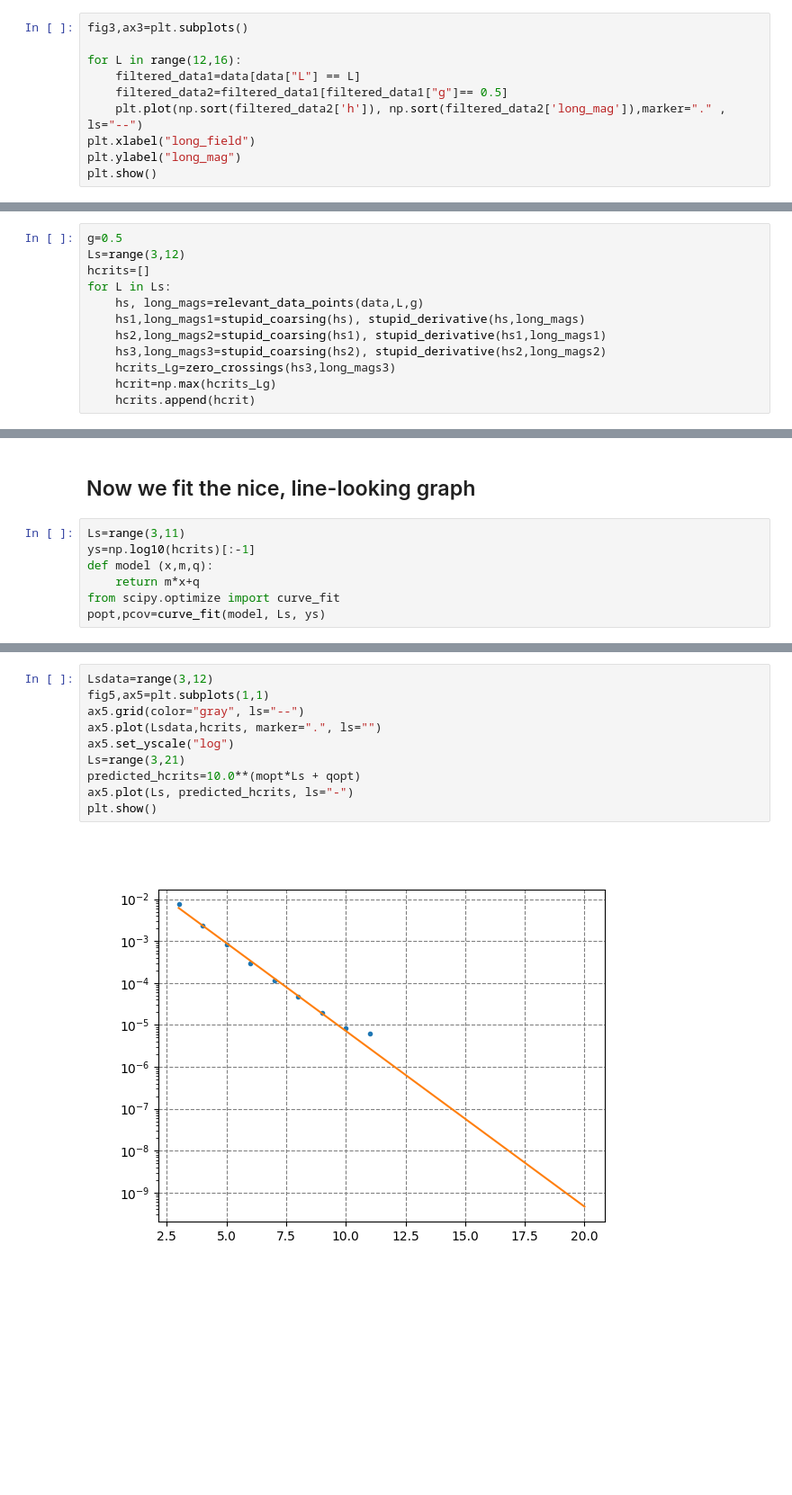
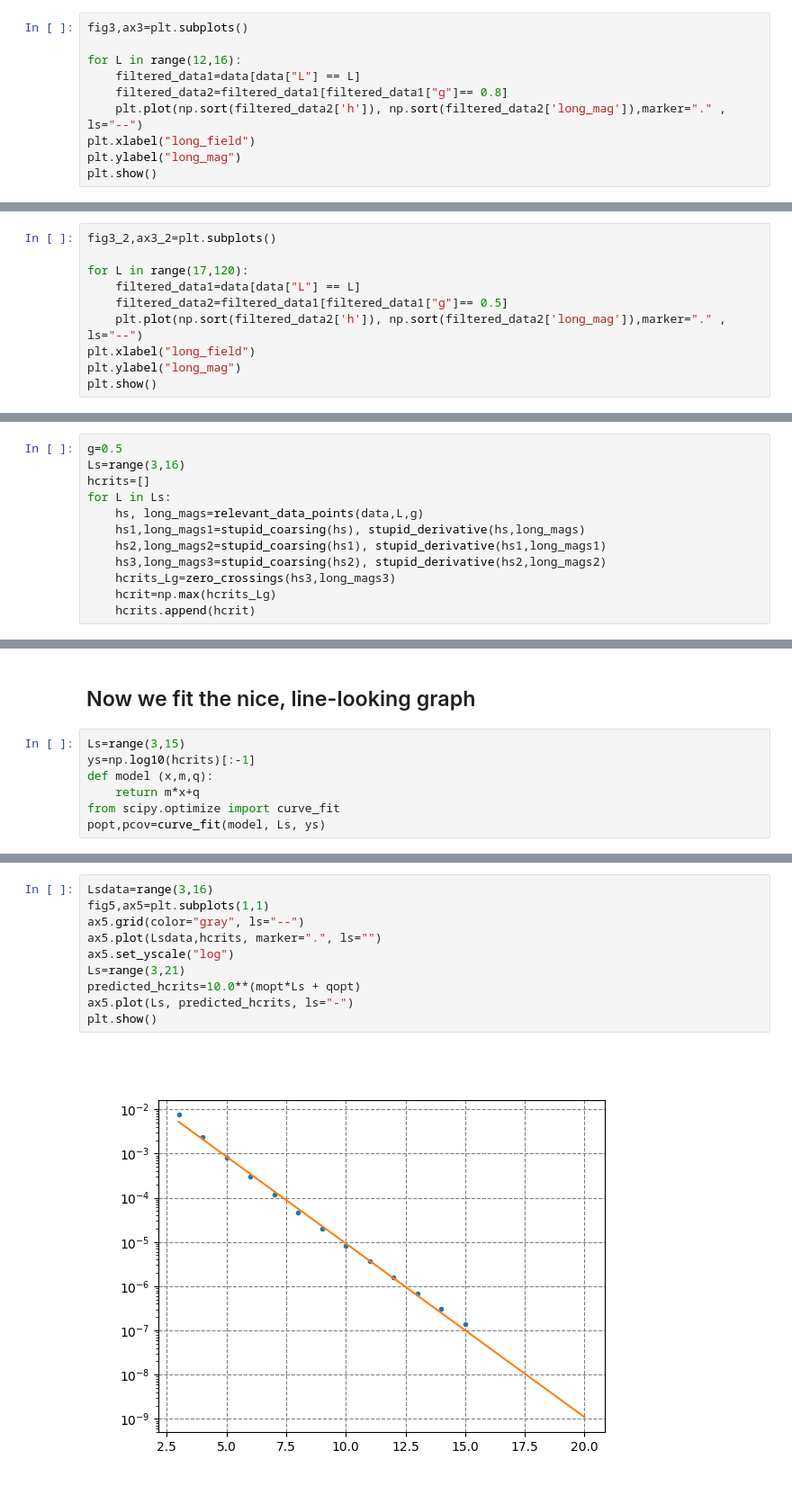
Before and after one commit to VinceNeede/Ising-Diag, a Jupyter notebook: First_Order_Transition/extrapolation.ipynb, the cells around one changed output, grey strips where cells are left out. Shown: that part at 90% size. Cells and saved outputs as stored; diff of their text form; blank space fills up the shorter version.

```diff
--- a/First_Order_Transition/extrapolation.ipynb
+++ b/First_Order_Transition/extrapolation.ipynb
@@ -44,7 +52,7 @@ fig3,ax3=plt.subplots()
 
 for L in range(12,16):
     filtered_data1=data[data["L"] == L]
-    filtered_data2=filtered_data1[filtered_data1["g"]== 0.5]
+    filtered_data2=filtered_data1[filtered_data1["g"]== 0.8]
     plt.plot(np.sort(filtered_data2['h']), np.sort(filtered_data2['long_mag']),marker="." , ls="--")
 plt.xlabel("long_field")
 plt.ylabel("long_mag")
@@ -54,2 +62,12 @@ plt.show()
 # %% [markdown]
 from $12$ onward, the data are unusable
+# %%
+fig3_2,ax3_2=plt.subplots()
+
+for L in range(17,120):
+    filtered_data1=data[data["L"] == L]
+    filtered_data2=filtered_data1[filtered_data1["g"]== 0.5]
+    plt.plot(np.sort(filtered_data2['h']), np.sort(filtered_data2['long_mag']),marker="." , ls="--")
+plt.xlabel("long_field")
+plt.ylabel("long_mag")
+plt.show()
@@ -119,7 +139,7 @@ plt.show()
 [figure]
 # %%
 g=0.5
-Ls=range(3,12)
+Ls=range(3,16)
 hcrits=[]
 for L in Ls:
     hs, long_mags=relevant_data_points(data,L,g)
@@ -158,7 +182,7 @@ plt.show()
 # %% [markdown]
 ## Now we fit the nice, line-looking graph
 # %%
-Ls=range(3,11)
+Ls=range(3,15)
 ys=np.log10(hcrits)[:-1]
 def model (x,m,q):
     return m*x+q
@@ -172,12 +196,12 @@ mopt
 # %%
-Lsdata=range(3,12)
+Lsdata=range(3,16)
 fig5,ax5=plt.subplots(1,1)
 ax5.grid(color="gray", ls="--")
 ax5.plot(Lsdata,hcrits, marker=".", ls="")
 ax5.set_yscale("log")
 Ls=range(3,21)
 predicted_hcrits=10.0**(mopt*Ls + qopt)
 ax5.plot(Ls, predicted_hcrits, ls="-")
 plt.show()
 # %% [output]
-[figure, old version]
+[figure, new version]
```
Also changed, not shown: parts of 10 cells of this notebook, 4 other files.
